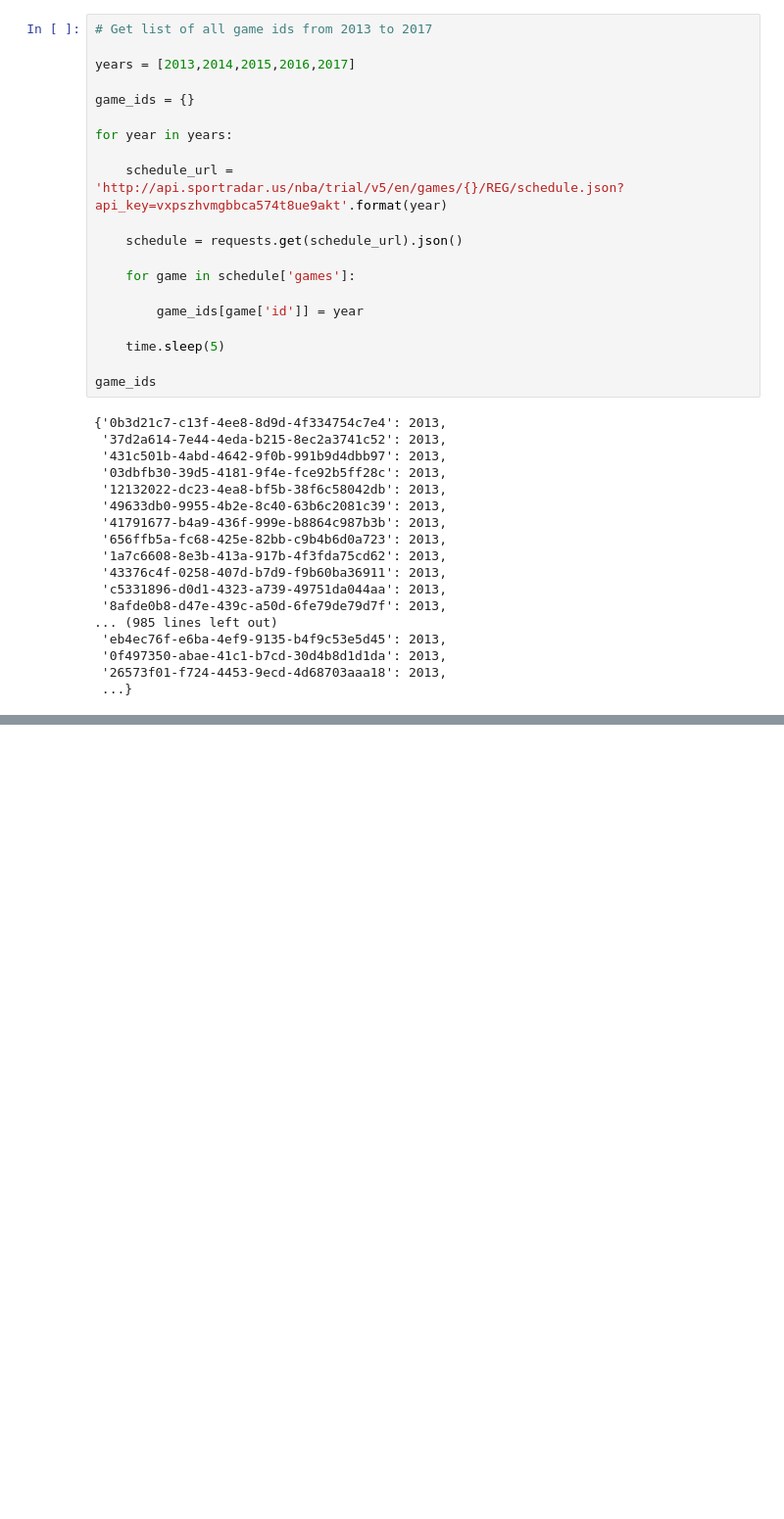
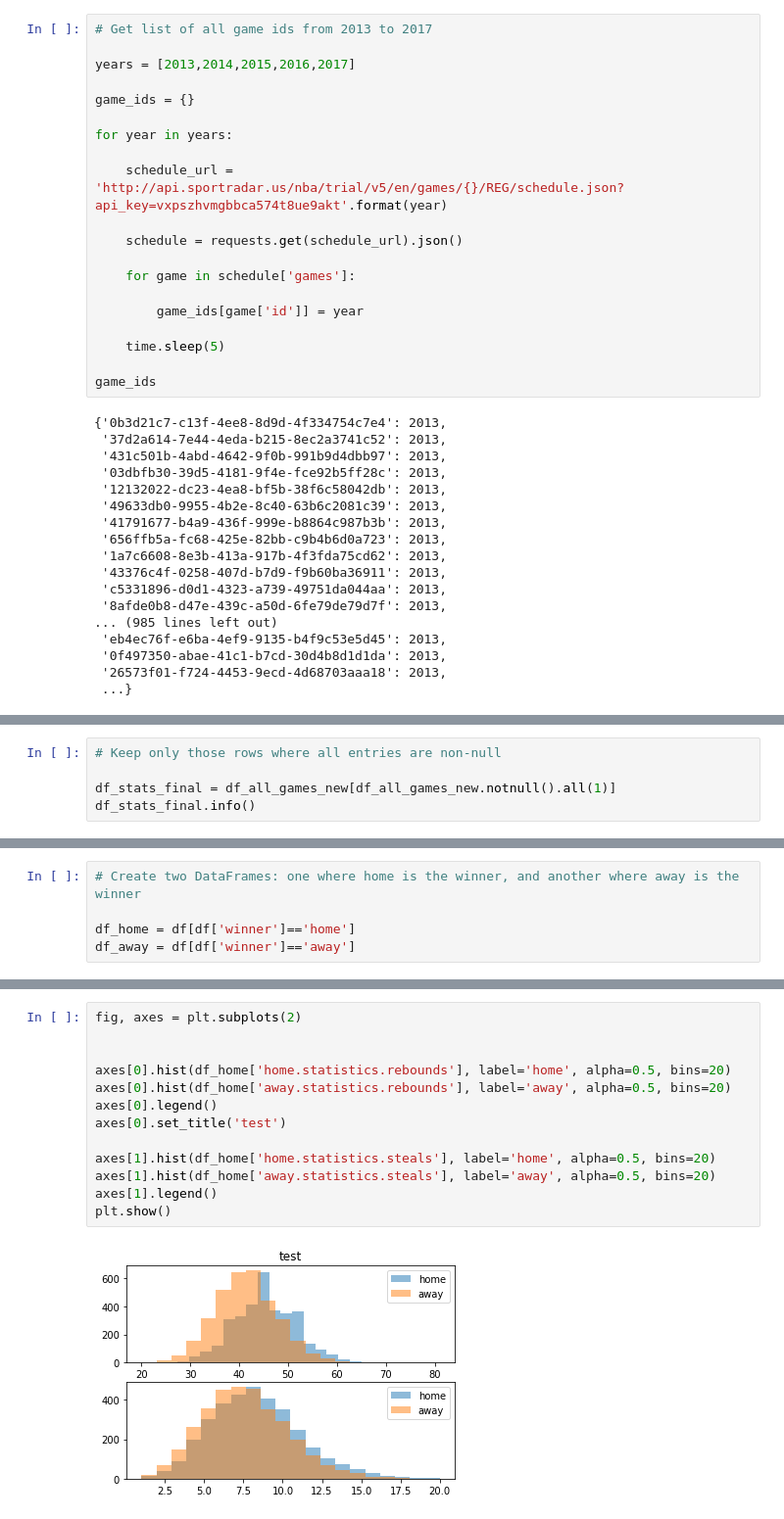
Before and after one commit to taylorcoder/Springboard, a Jupyter notebook: Capstone 2.ipynb, the cells around one changed output, grey strips where cells are left out. Shown: that part at 98% size. Drawn from its saved outputs; the diff is of its cells as text; blank space fills up the shorter version.

```diff
--- a/Capstone 2.ipynb
+++ b/Capstone 2.ipynb
@@ -228,0 +328,5 @@ JSONDecodeError: Expecting value: line 1 column 1 (char 0)
+# %%
+# Keep only those rows where all entries are non-null
+
+df_stats_final = df_all_games_new[df_all_games_new.notnull().all(1)]
+df_stats_final.info()
@@ -228,0 +468,5 @@ JSONDecodeError: Expecting value: line 1 column 1 (char 0)
+# %%
+# Create two DataFrames: one where home is the winner, and another where away is the winner
+
+df_home = df[df['winner']=='home']
+df_away = df[df['winner']=='away']
@@ -228,0 +561,15 @@ JSONDecodeError: Expecting value: line 1 column 1 (char 0)
+# %%
+fig, axes = plt.subplots(2)
+
+
+axes[0].hist(df_home['home.statistics.rebounds'], label='home', alpha=0.5, bins=20)
+axes[0].hist(df_home['away.statistics.rebounds'], label='away', alpha=0.5, bins=20)
+axes[0].legend()
+axes[0].set_title('test')
+
+axes[1].hist(df_home['home.statistics.steals'], label='home', alpha=0.5, bins=20)
+axes[1].hist(df_home['away.statistics.steals'], label='away', alpha=0.5, bins=20)
+axes[1].legend()
+plt.show()
+# %% [output]
+[figure, added]
```
Also changed, not shown: parts of 50 cells of this notebook.
